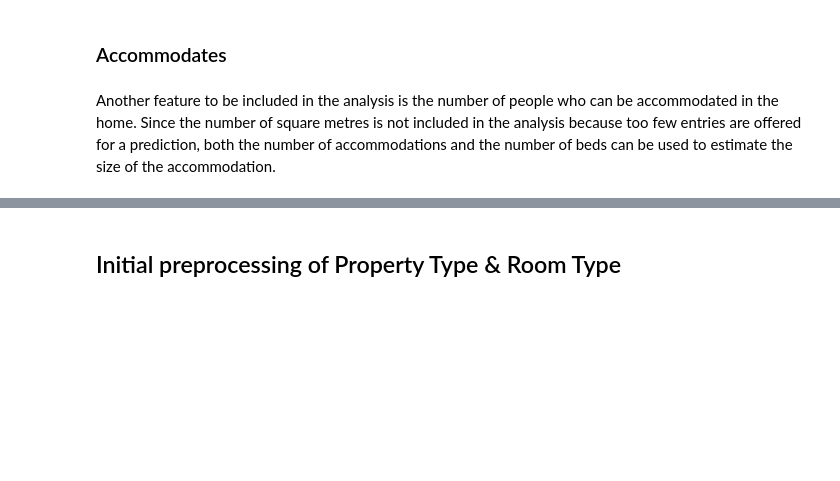
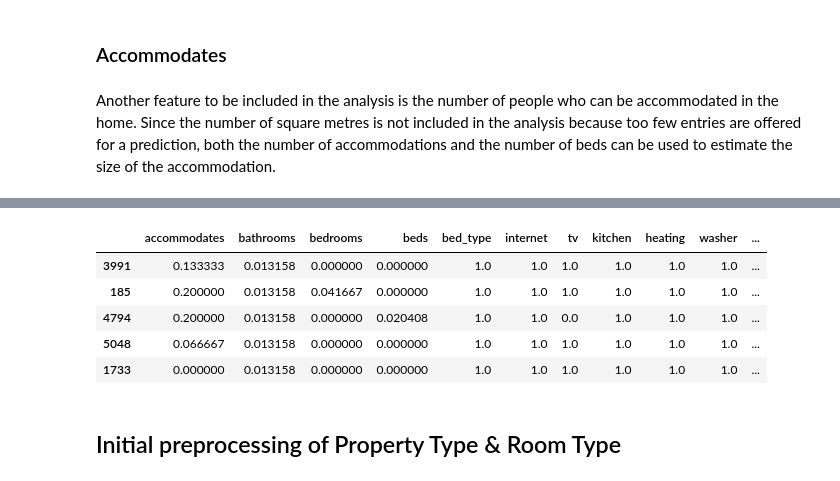
Before and after one commit to dschweim/DataMiningAirbnb, a Jupyter notebook: AirbnbMunich.ipynb, the cells around one changed output, grey strips where cells are left out. Cells and saved outputs as stored; diff of their text form; code cells hidden in the pictures; blank space fills up the shorter version.

Commit message:
Updated Preprocessing

```diff
--- a/AirbnbMunich.ipynb
+++ b/AirbnbMunich.ipynb
@@ -433,7 +487,10 @@ The visualizations of the respective amenities versus the prices of listings ind
 The number of bathrooms, since it is considered a comfort zone for the customer, is regarded another important feature for the analysis. Here Airbnb not only differentiates the number of bathrooms, but also whether it is a shared or private bathroom, as Airbnb also allows the property to be shared with other Airbnb customers and the host. So it is possible that hosts can charge a higher price for private bathrooms, as this also increases the usable space of a guest.
 # %%
 # Drop all tuples with blank entries
-munich = munich[munich.bathrooms != None]
+#munich = munich[munich.bathrooms != None]
+
+# replace blank entries with shared bathroom
+munich.loc[munich.bathrooms == None, 'bathrooms'] = 0.5
 
 # replace zero bathrooms with shared bathroom
 munich.loc[munich.bathrooms == 0.0, 'bathrooms'] = 0.5
@@ -489,3 +625,33 @@ plt.show()
+# %%
+# todo: delete 'neighbourhood_cleansed', 'property_type', 'room_type' once preprocessed
+# drop unused features
+munich = munich.drop(columns = ['neighbourhood_cleansed', 'property_type', 'room_type', 'price', 'latitude', 'longitude'])
+# %%
+# divide label from features
+y = munich['max_price']
+x = munich.drop('max_price', axis=1)
+
+# normailze feature values
+x_normalized = pd.DataFrame(preprocessing.MinMaxScaler().fit_transform(x), columns=x.columns)
+
+# split dataset into training and test data
+xTrain, xTest, yTrain, yTest = train_test_split(x_normalized, y, test_size = 0.2, random_state = 0)
+
+# todo: outlier detection on xTrain and yTrain
+#price_std = np.std(munich['max_price'])
+#price_mean = np.mean(munich['max_price'])
+#print("Listings that qualify as outliers (using Standard Deviation):")
+#print(munich[munich['max_price'] > (price_mean + (3*price_std))]['max_price'].count())
+#munich = munich[munich['max_price'] <= (price_mean + (3*price_std))]
+# %%
+xTrain.head()
+# %% [output]
+|  | accommodates | bathrooms | bedrooms | beds | bed_type | internet | tv | kitchen | heating | washer | ... |
+| 3991 | 0.133333 | 0.013158 | 0.000000 | 0.000000 | 1.0 | 1.0 | 1.0 | 1.0 | 1.0 | 1.0 | ... |
+| 185 | 0.200000 | 0.013158 | 0.041667 | 0.000000 | 1.0 | 1.0 | 1.0 | 1.0 | 1.0 | 1.0 | ... |
+| 4794 | 0.200000 | 0.013158 | 0.000000 | 0.020408 | 1.0 | 1.0 | 0.0 | 1.0 | 1.0 | 1.0 | ... |
+| 5048 | 0.066667 | 0.013158 | 0.000000 | 0.000000 | 1.0 | 1.0 | 1.0 | 1.0 | 1.0 | 1.0 | ... |
+| 1733 | 0.000000 | 0.013158 | 0.000000 | 0.000000 | 1.0 | 1.0 | 1.0 | 1.0 | 1.0 | 1.0 | ... |
 # %% [markdown]
 ## Initial preprocessing of Property Type & Room Type
 # %%
```
Also changed, not shown: parts of 24 cells of this notebook.
